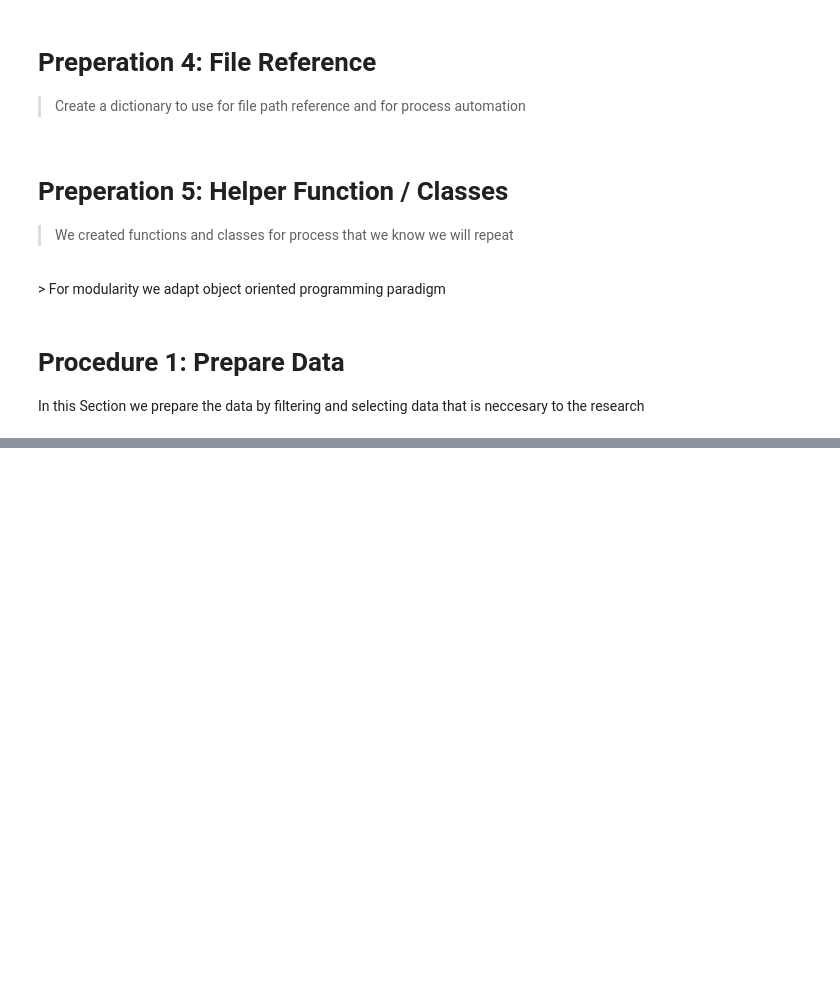
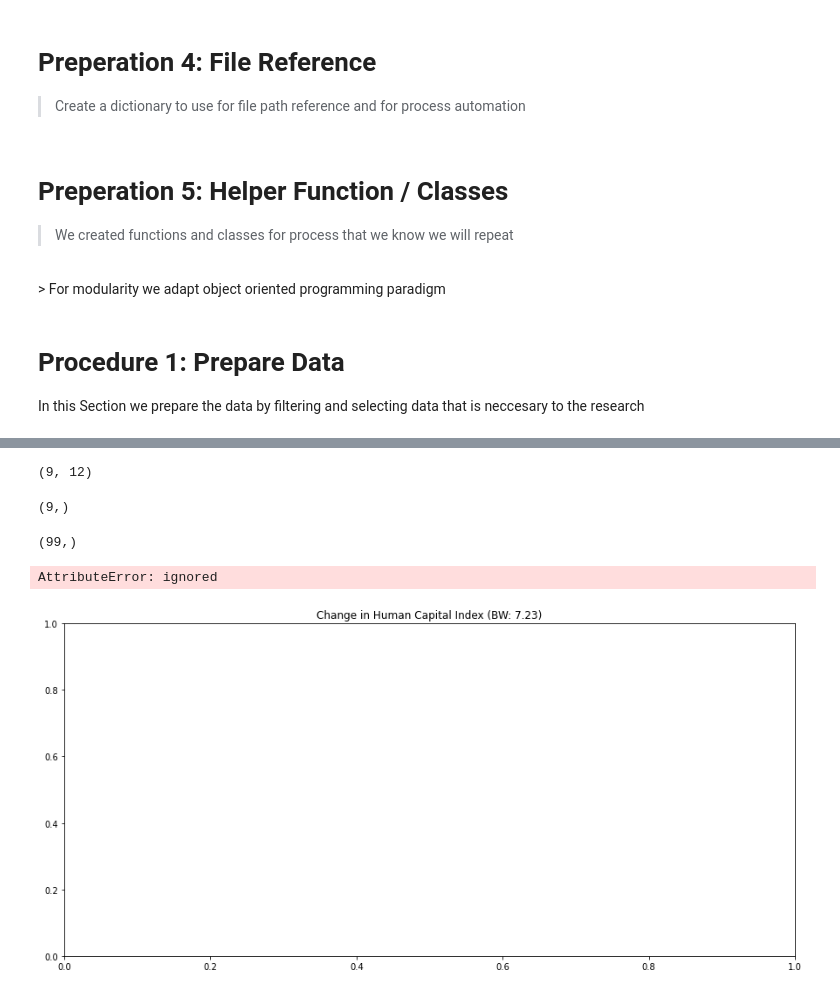
Before and after one commit to callmemark/Correlation-of-Night-Air-Temperature-and-light-pollution-in-major-cities-in-the-Philippines, a Jupyter notebook: Thesis_Proc.ipynb, the cells around one changed output, grey strips where cells are left out. Cells and saved outputs as stored; diff of their text form; code cells hidden in the pictures; blank space fills up the shorter version.

```diff
--- a/Thesis_Proc.ipynb
+++ b/Thesis_Proc.ipynb
@@ -248,0 +301,8 @@ print(cities_yparam_avg_val.keys())
+# %%
+g_y = cities_df['T2M'].values.reshape((-1,1))
+g_X = cities_df[['QV2M', "PS", "WS10M", "PRECTOTCORR"]].values
+g_coords = list(g_coords)
+
+#g_X = (g_X - g_X.mean(axis=0)) / g_X.std(axis=0)
+#g_y = g_y.reshape((-1,1))
+#g_y = (g_y - g_y.mean(axis=0)) / g_y.std(axis=0)
@@ -248,0 +317,5 @@ print(cities_yparam_avg_val.keys())
+# %%
+gwr_selector = Sel_BW(g_coords, g_y, g_X, fixed=True)
+gwr_bw = gwr_selector.search(bw_min=2)
+gwr_bw
+gwr_results = GWR(g_coords, g_y, g_X, 77).fit()
@@ -248,0 +354,15 @@ print(cities_yparam_avg_val.keys())
+# %%
+gwr_filtered_t = gwr_results.filter_tvals()
+# %%
+NCR_geopckg.shape
+# %% [output]
+(9, 12)
+# %%
+NCR_geopckg["Hello"] = 12
+NCR_geopckg["Hello"].shape
+# %% [output]
+(9,)
+# %%
+gwr_results.params[:,0].shape
+# %% [output]
+(99,)
@@ -248,0 +375,47 @@ print(cities_yparam_avg_val.keys())
+# %%
+#Prep plot and add axis
+fig, ax = plt.subplots(nrows=1, ncols=1, figsize=(15,7))
+ax.set_title('Change in Human Capital Index (BW: ' + str(gwr_bw) +')', fontsize=12)
+
+#Set color map
+cmap = plt.cm.seismic
+
+#Find min and max values of the combined dataset
+gwr_min = res_val['gwr_x2'].min()
+gwr_max = res_val['gwr_x2'].max()
+vmin = np.min([gwr_min])
+vmax = np.max([gwr_max])
+
+#If all values are negative use the negative half of the colormap
+if (vmin < 0) & (vmax < 0):
+    cmap = truncate_colormap(cmap, 0.0, 0.5)
+#If all values are positive use the positive half of the colormap
+elif (vmin > 0) & (vmax > 0):
+    cmap = truncate_colormap(cmap, 0.5, 1.0)
+#Otherwise, there are positive and negative values so the colormap so zero is the midpoint
+else:
+    cmap = shift_colormap(cmap, start=0.0, midpoint=1 - vmax/(vmax + abs(vmin)), stop=1.)
+
+#Create scalar mappable for colorbar and stretch colormap across range of data values
+sm = plt.cm.ScalarMappable(cmap=cmap, norm=plt.Normalize(vmin=vmin, vmax=vmax))
+
+#Plot GWR parameters
+res_val.plot('gwr_x2', cmap=sm.cmap, ax=ax, vmin=vmin, vmax=vmax, **{'edgecolor':'black', 'alpha':.65})
+#If there are insignificnt parameters plot gray polygons over them
+if (gwr_filtered_t[:,1] == 0).any():
+    res_val[gwr_filtered_t[:,1] == 0].plot(color='lightgrey', ax=ax, **{'edgecolor':'black'})
+
+#Set figure options and plot
+fig.tight_layout()
+sm._A = []
+cbar = fig.colorbar(sm)
+cbar.ax.tick_params(labelsize=12)
+ax.get_xaxis().set_visible(False)
+ax.get_yaxis().set_visible(False)
+plt.show()
+
+# Negative - west and north sumatra (part of riau)
+#strong - south sumatra
+# %% [output]
+AttributeError: ignored
+[figure, added]
```
Also changed, not shown: parts of 13 cells of this notebook.
